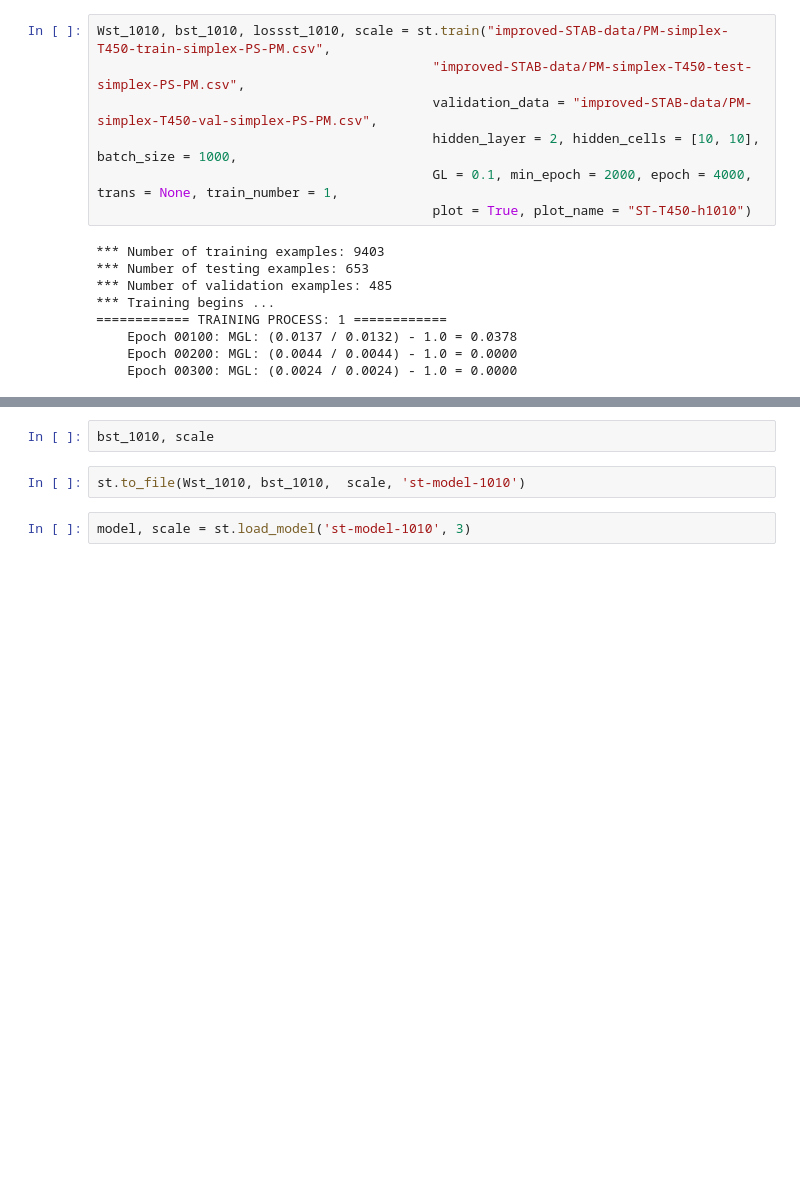
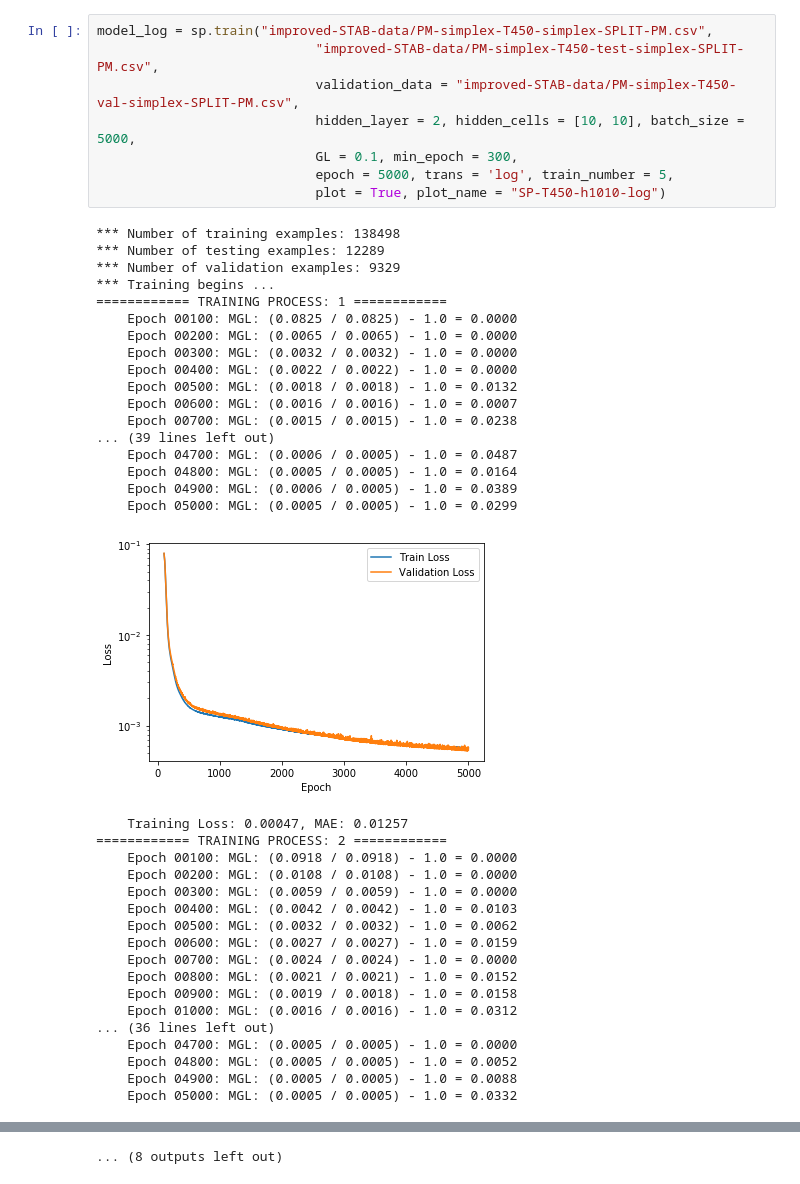
Before and after one commit to Arsennnic/ANN-FC-2.0, a Jupyter notebook: train_split.ipynb, the cells around one changed output, grey strips where cells are left out. Cells and saved outputs as stored; diff of their text form; blank space fills up the shorter version.

Commit message:
small updates and testing

```diff
--- a/train_split.ipynb
+++ b/train_split.ipynb
@@ -109,17 +104,45 @@ Time cost: 2409.514013 seconds
 ... (8 outputs left out)
 # %%
-Wst_1010, bst_1010, lossst_1010, scale = st.train("improved-STAB-data/PM-simplex-T450-train-simplex-PS-PM.csv",
-                                           "improved-STAB-data/PM-simplex-T450-test-simplex-PS-PM.csv",
-                                           validation_data = "improved-STAB-data/PM-simplex-T450-val-simplex-PS-PM.csv",
-                                           hidden_layer = 2, hidden_cells = [10, 10], batch_size = 1000,
-                                           GL = 0.1, min_epoch = 2000, epoch = 4000, trans = None, train_number = 1,
-                                           plot = True, plot_name = "ST-T450-h1010")
+model_log = sp.train("improved-STAB-data/PM-simplex-T450-simplex-SPLIT-PM.csv",
+                            "improved-STAB-data/PM-simplex-T450-test-simplex-SPLIT-PM.csv",
+                            validation_data = "improved-STAB-data/PM-simplex-T450-val-simplex-SPLIT-PM.csv",
+                            hidden_layer = 2, hidden_cells = [10, 10], batch_size = 5000,
+                            GL = 0.1, min_epoch = 300,
+                            epoch = 5000, trans = 'log', train_number = 5,
+                            plot = True, plot_name = "SP-T450-h1010-log")
 # %% [output]
-*** Number of training examples: 9403
-*** Number of testing examples: 653
-*** Number of validation examples: 485
+*** Number of training examples: 138498
+*** Number of testing examples: 12289
+*** Number of validation examples: 9329
 *** Training begins ...
 ============ TRAINING PROCESS: 1 ============
-    Epoch 00100: MGL: (0.0137 / 0.0132) - 1.0 = 0.0378
-    Epoch 00200: MGL: (0.0044 / 0.0044) - 1.0 = 0.0000
-    Epoch 00300: MGL: (0.0024 / 0.0024) - 1.0 = 0.0000
+    Epoch 00100: MGL: (0.0825 / 0.0825) - 1.0 = 0.0000
+    Epoch 00200: MGL: (0.0065 / 0.0065) - 1.0 = 0.0000
+    Epoch 00300: MGL: (0.0032 / 0.0032) - 1.0 = 0.0000
+    Epoch 00400: MGL: (0.0022 / 0.0022) - 1.0 = 0.0000
+    Epoch 00500: MGL: (0.0018 / 0.0018) - 1.0 = 0.0132
+    Epoch 00600: MGL: (0.0016 / 0.0016) - 1.0 = 0.0007
+    Epoch 00700: MGL: (0.0015 / 0.0015) - 1.0 = 0.0238
+... (39 lines left out)
+    Epoch 04700: MGL: (0.0006 / 0.0005) - 1.0 = 0.0487
+    Epoch 04800: MGL: (0.0005 / 0.0005) - 1.0 = 0.0164
+    Epoch 04900: MGL: (0.0006 / 0.0005) - 1.0 = 0.0389
+    Epoch 05000: MGL: (0.0005 / 0.0005) - 1.0 = 0.0299
+[figure, added]
+    Training Loss: 0.00047, MAE: 0.01257
+============ TRAINING PROCESS: 2 ============
+    Epoch 00100: MGL: (0.0918 / 0.0918) - 1.0 = 0.0000
+    Epoch 00200: MGL: (0.0108 / 0.0108) - 1.0 = 0.0000
+    Epoch 00300: MGL: (0.0059 / 0.0059) - 1.0 = 0.0000
+    Epoch 00400: MGL: (0.0042 / 0.0042) - 1.0 = 0.0103
+    Epoch 00500: MGL: (0.0032 / 0.0032) - 1.0 = 0.0062
+    Epoch 00600: MGL: (0.0027 / 0.0027) - 1.0 = 0.0159
+    Epoch 00700: MGL: (0.0024 / 0.0024) - 1.0 = 0.0000
+    Epoch 00800: MGL: (0.0021 / 0.0021) - 1.0 = 0.0152
+    Epoch 00900: MGL: (0.0019 / 0.0018) - 1.0 = 0.0158
+    Epoch 01000: MGL: (0.0016 / 0.0016) - 1.0 = 0.0312
+... (36 lines left out)
+    Epoch 04700: MGL: (0.0005 / 0.0005) - 1.0 = 0.0000
+    Epoch 04800: MGL: (0.0005 / 0.0005) - 1.0 = 0.0052
+    Epoch 04900: MGL: (0.0005 / 0.0005) - 1.0 = 0.0088
+    Epoch 05000: MGL: (0.0005 / 0.0005) - 1.0 = 0.0332
@@ -126,6 +207 @@ Wst_1010, bst_1010, lossst_1010, scale = st.train("improved-STAB-data/PM-simplex
+... (8 outputs left out)
-# %%
-bst_1010, scale
-# %%
-st.to_file(Wst_1010, bst_1010,  scale, 'st-model-1010')
-# %%
-model, scale = st.load_model('st-model-1010', 3)
```
Also changed, not shown: parts of 20 cells of this notebook, 14 other files.
